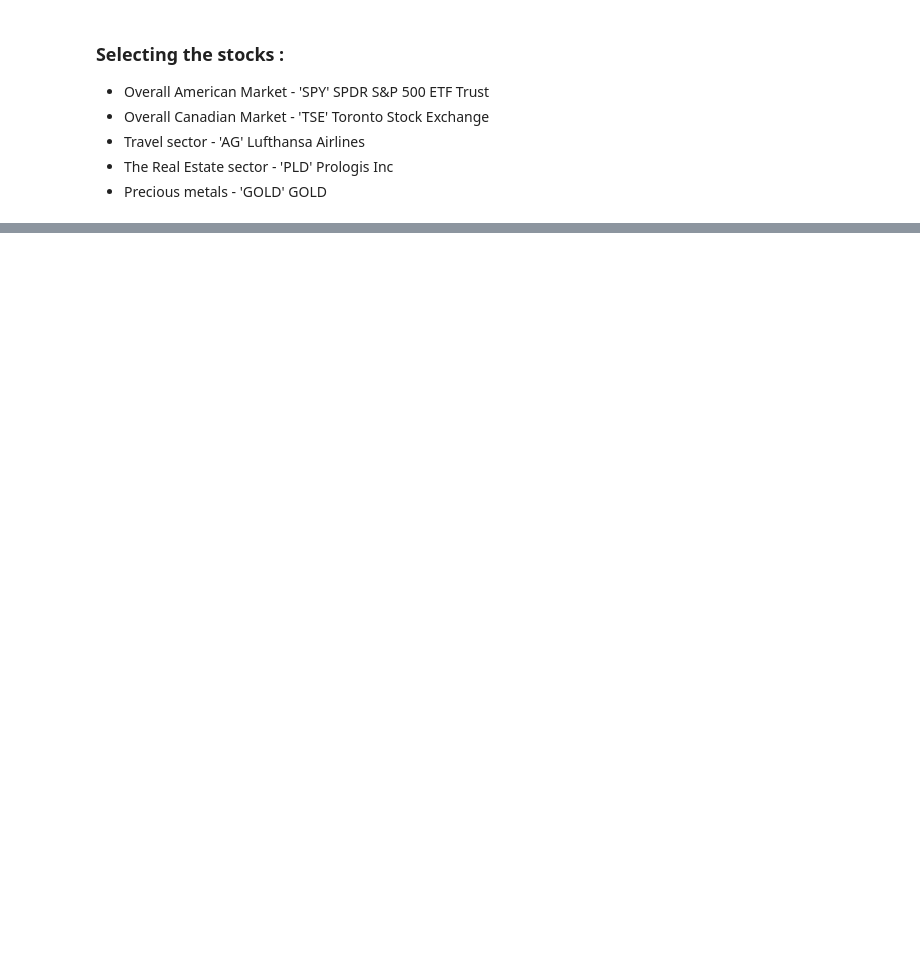
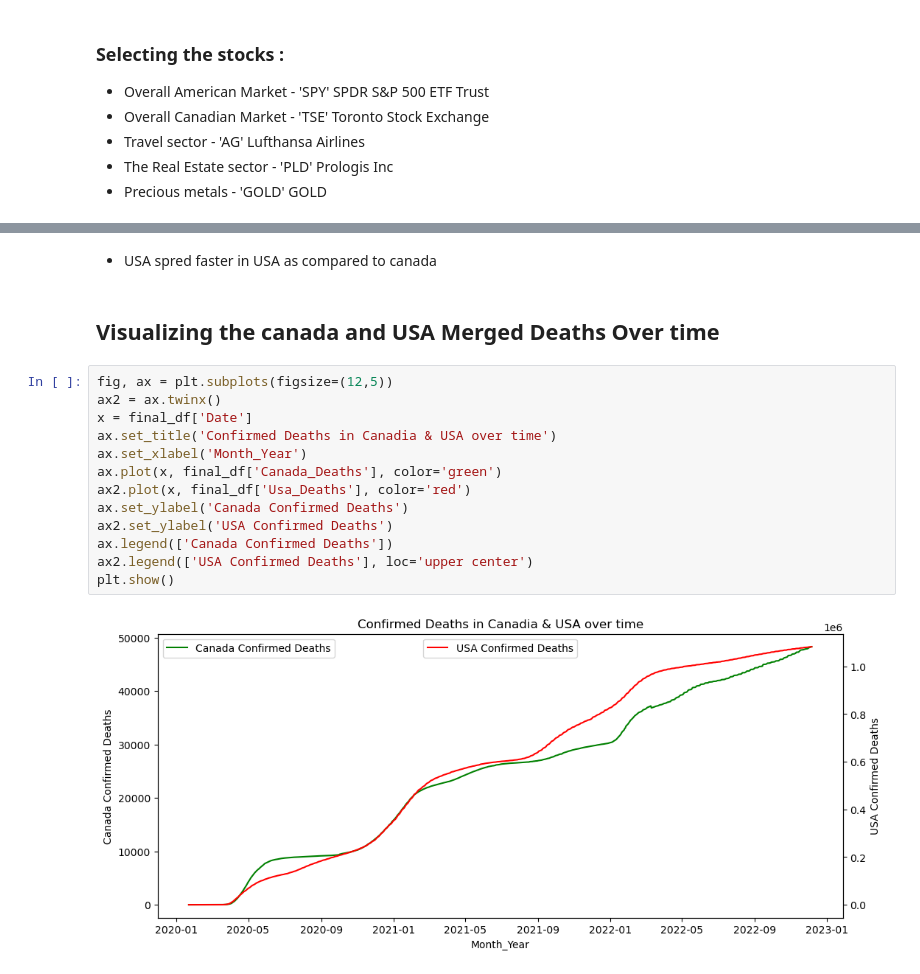
Before and after one commit to AIDA-Saskatchewan-polytechnic/Covid_impact_on_Stock-Market, a Jupyter notebook: Python_project_covid_Stock.ipynb, the cells around one changed output, grey strips where cells are left out. Saved outputs shown, nothing was run; the diff lists cells and outputs as text; blank space fills up the shorter version.

```diff
--- a/Python_project_covid_Stock.ipynb
+++ b/Python_project_covid_Stock.ipynb
@@ -249,0 +294,19 @@ plt.show()
+# %% [markdown]
+* USA spred faster in USA as compared to canada
+# %% [markdown]
+## Visualizing the canada and USA Merged Deaths Over time
+# %%
+fig, ax = plt.subplots(figsize=(12,5))
+ax2 = ax.twinx()
+x = final_df['Date']
+ax.set_title('Confirmed Deaths in Canadia & USA over time')
+ax.set_xlabel('Month_Year')
+ax.plot(x, final_df['Canada_Deaths'], color='green')
+ax2.plot(x, final_df['Usa_Deaths'], color='red')
+ax.set_ylabel('Canada Confirmed Deaths')
+ax2.set_ylabel('USA Confirmed Deaths')
+ax.legend(['Canada Confirmed Deaths'])
+ax2.legend(['USA Confirmed Deaths'], loc='upper center')
+plt.show()
+# %% [output]
+[figure, added]
```
Also changed, not shown: parts of 42 cells of this notebook.
